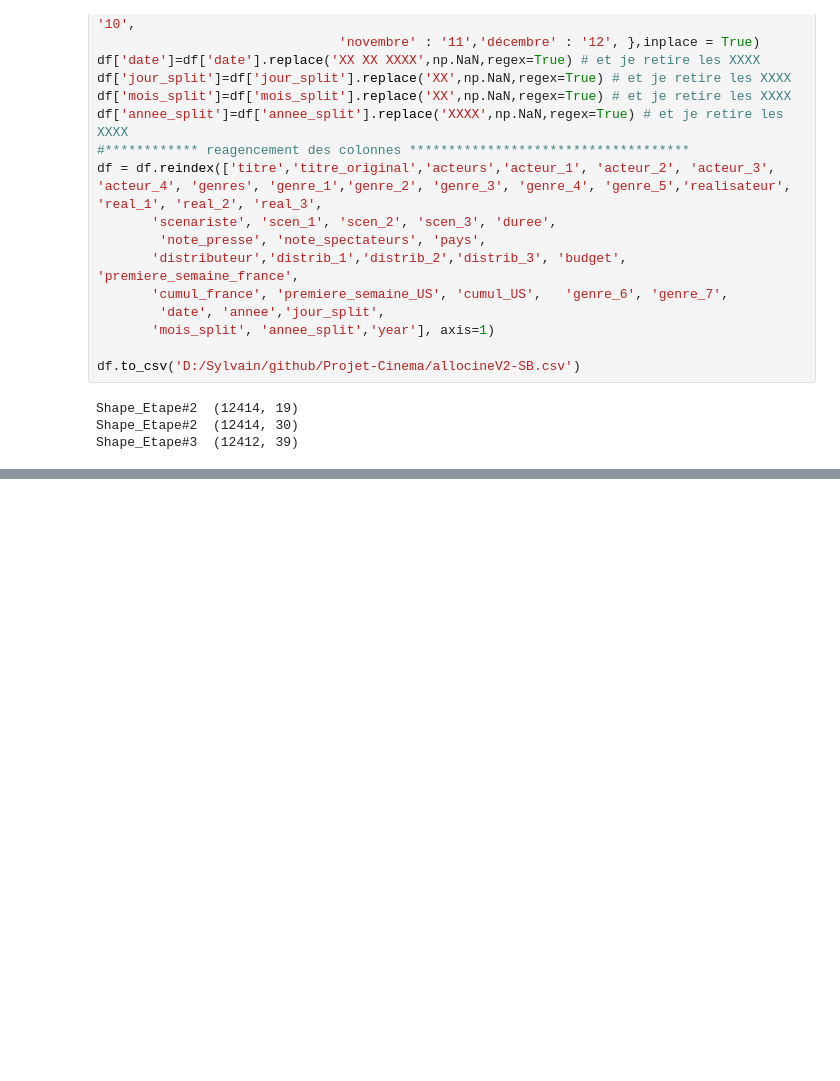
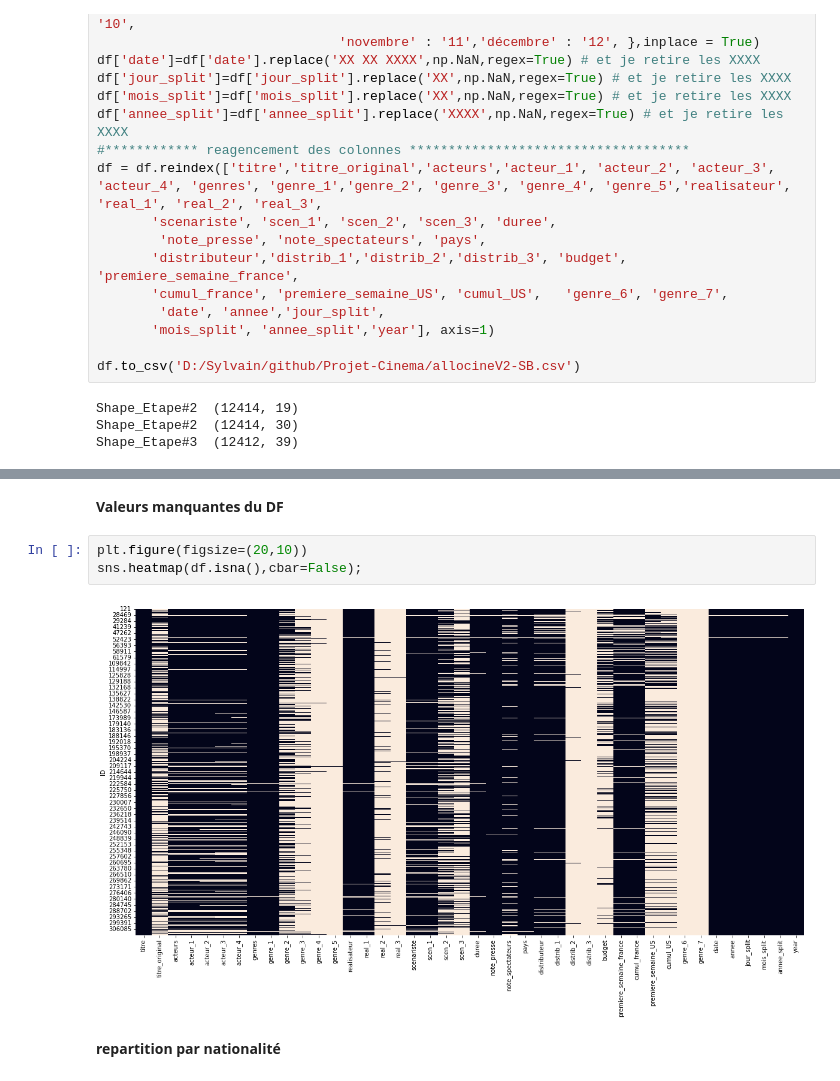
Before and after one commit to Sylvain062/Model-Cinema, a Jupyter notebook: Projet cinema preprocessing.ipynb, the cells around one changed output, grey strips where cells are left out. Cells and saved outputs as stored; diff of their text form; blank space fills up the shorter version.

```diff
--- a/Projet cinema preprocessing.ipynb
+++ b/Projet cinema preprocessing.ipynb
@@ -125,0 +137,9 @@ Shape_Etape#3  (12412, 39)
+# %% [markdown]
+**Valeurs manquantes du DF**
+# %%
+plt.figure(figsize=(20,10))
+sns.heatmap(df.isna(),cbar=False);
+# %% [output]
+[figure, added]
+# %% [markdown]
+**repartition par nationalité**
```
Also changed, not shown: parts of 5 cells of this notebook.
